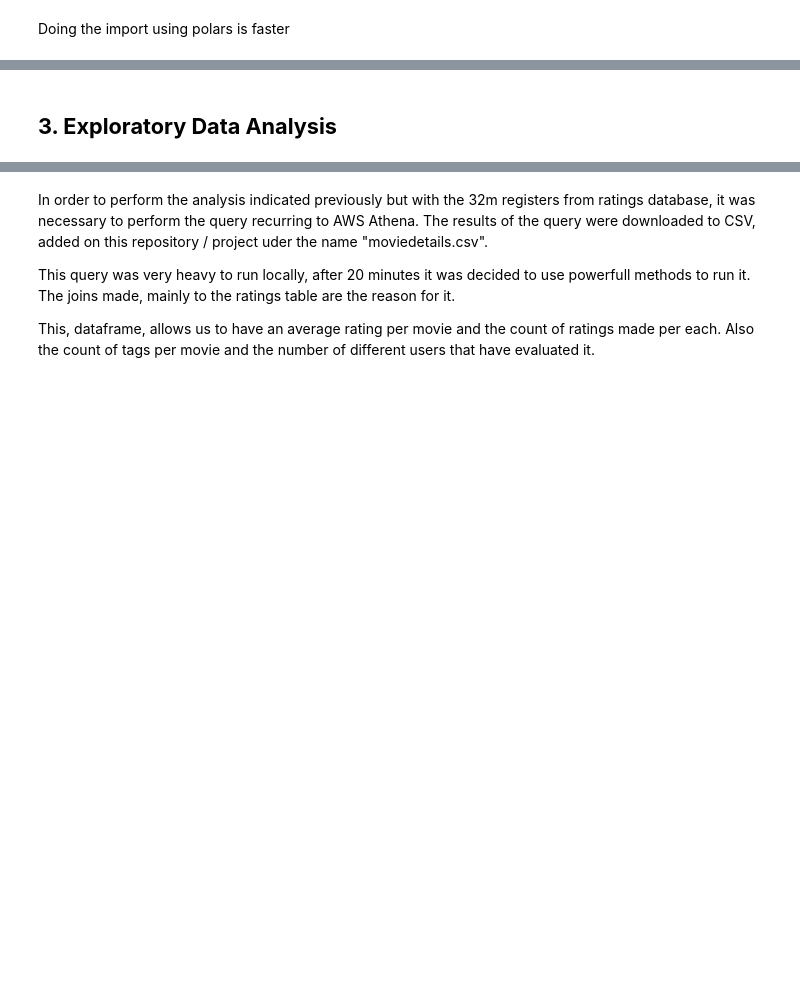
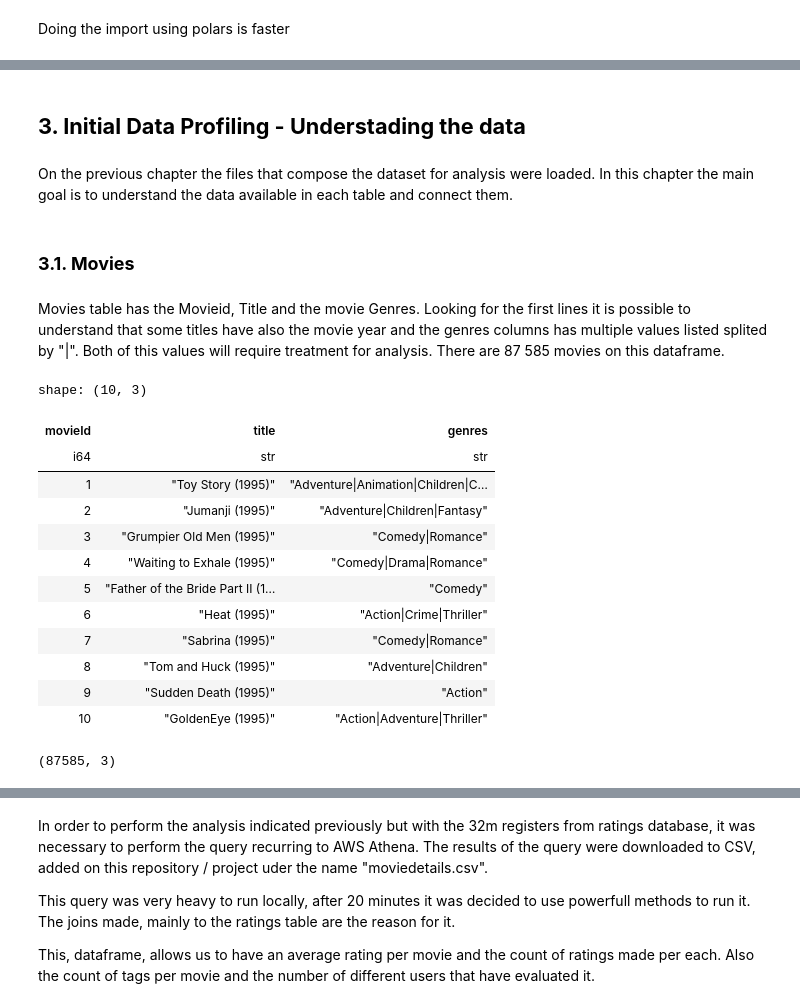
Before and after one commit to ritamaravilhamarques/BDF25_7, a Jupyter notebook: BDF25_7_data/big_data/ml-32m/Notebook.ipynb, the cells around one changed output, grey strips where cells are left out. Cells and saved outputs as stored; diff of their text form; code cells hidden in the pictures; blank space fills up the shorter version.

```diff
--- a/BDF25_7_data/big_data/ml-32m/Notebook.ipynb
+++ b/BDF25_7_data/big_data/ml-32m/Notebook.ipynb
@@ -234,4 +194,32 @@ shape: (5, 9)
 | "tt0000004" | "short" | "Un bon bock" | "Un bon bock" | 0 | 1892 | null | 12 | "Animation,Short" |
 | "tt0000005" | "short" | "Blacksmith Scene" | "Blacksmith Scene" | 0 | 1893 | null | 1 | "Short" |
 # %% [markdown]
-## **3. Exploratory Data Analysis**
+## **3. Initial Data Profiling - Understading the data**
+# %% [markdown]
+On the previous chapter the files that compose the dataset for analysis were loaded.
+In this chapter the main goal is to understand the data available in each table and connect them.
+# %% [markdown]
+### **3.1. Movies**
+# %% [markdown]
+Movies table has the  Movieid, Title and the movie Genres. Looking for the first lines it is possible to understand that some titles have also the movie year and the genres columns has multiple values listed splited by "|". Both of this values will require treatment for analysis.
+There are 87 585 movies on this dataframe.
+# %%
+df_movies.head(10)
+# %% [output]
+shape: (10, 3)
+| movieId | title | genres |
+| i64 | str | str |
+| 1 | "Toy Story (1995)" | "Adventure|Animation|Children|C… |
+| 2 | "Jumanji (1995)" | "Adventure|Children|Fantasy" |
+| 3 | "Grumpier Old Men (1995)" | "Comedy|Romance" |
+| 4 | "Waiting to Exhale (1995)" | "Comedy|Drama|Romance" |
+| 5 | "Father of the Bride Part II (1… | "Comedy" |
+| 6 | "Heat (1995)" | "Action|Crime|Thriller" |
+| 7 | "Sabrina (1995)" | "Comedy|Romance" |
+| 8 | "Tom and Huck (1995)" | "Adventure|Children" |
+| 9 | "Sudden Death (1995)" | "Action" |
+| 10 | "GoldenEye (1995)" | "Action|Adventure|Thriller" |
+# %%
+df_movies.shape
+# %% [output]
+(87585, 3)
```
Also changed, not shown: parts of 53 cells of this notebook, 2 other files.
